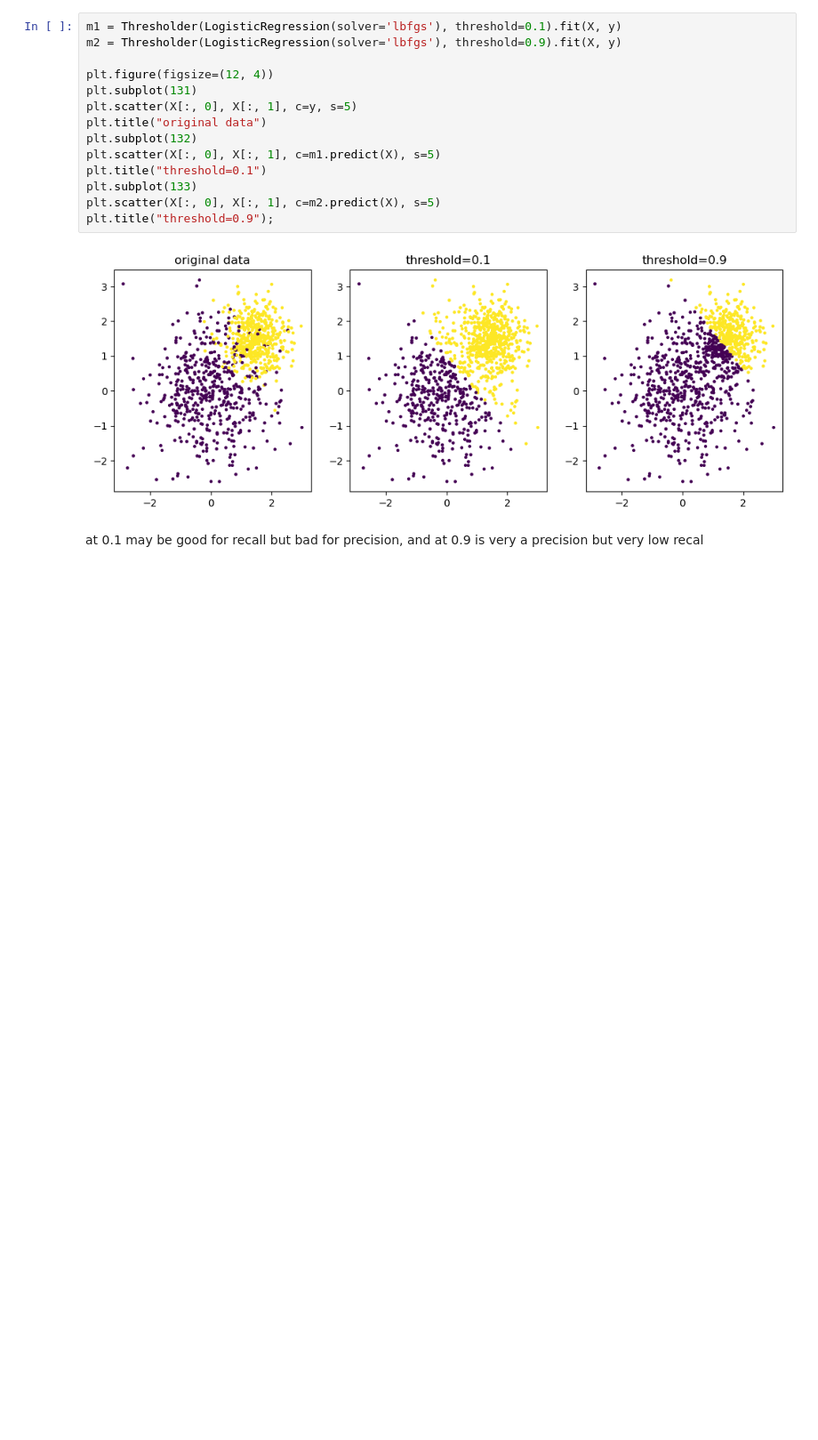
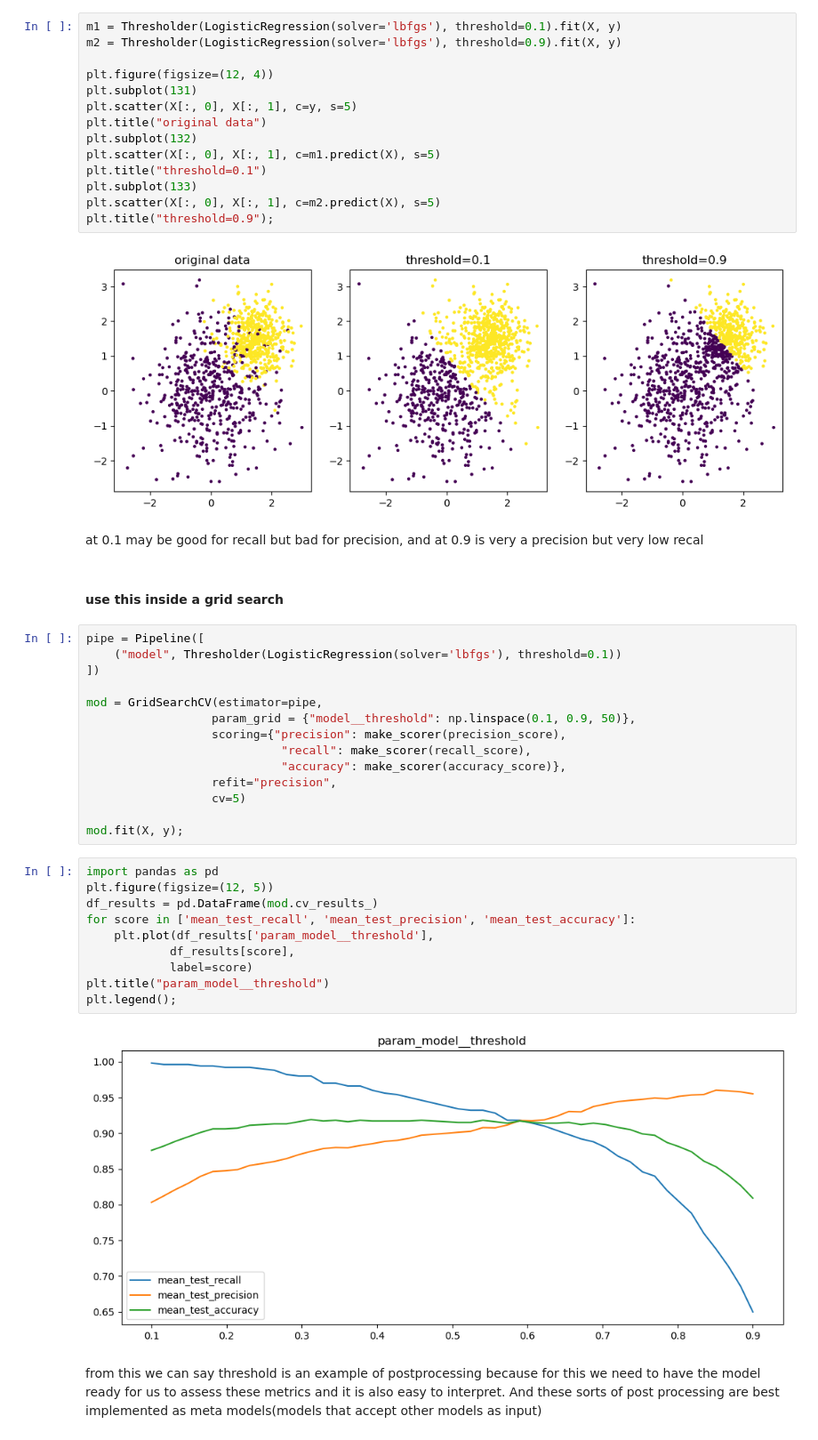
Before and after one commit to muhammadhananbaloch/Machine-Learning-Python, a Jupyter notebook: Scikit Learn/meta-estimators.ipynb, the cells around one changed output. Shown at 89% size. Saved outputs shown, nothing was run; the diff lists cells and outputs as text; blank space fills up the shorter version.

Commit message:
See the threshold (meta model) in effect and visualize the preprocessing affect.

```diff
--- a/Scikit Learn/meta-estimators.ipynb
+++ b/Scikit Learn/meta-estimators.ipynb
@@ -102,3 +103,33 @@ plt.title("threshold=0.9");
 [figure]
 # %% [markdown]
 at 0.1 may be good for recall but bad for precision, and at 0.9 is very a precision but very low recal
+# %% [markdown]
+#### use this inside a grid search
+# %%
+pipe = Pipeline([
+    ("model", Thresholder(LogisticRegression(solver='lbfgs'), threshold=0.1))
+])
+
+mod = GridSearchCV(estimator=pipe,
+                  param_grid = {"model__threshold": np.linspace(0.1, 0.9, 50)},
+                  scoring={"precision": make_scorer(precision_score),
+                            "recall": make_scorer(recall_score),
+                            "accuracy": make_scorer(accuracy_score)},
+                  refit="precision",
+                  cv=5)
+
+mod.fit(X, y);
+# %%
+import pandas as pd
+plt.figure(figsize=(12, 5))
+df_results = pd.DataFrame(mod.cv_results_)
+for score in ['mean_test_recall', 'mean_test_precision', 'mean_test_accuracy']:
+    plt.plot(df_results['param_model__threshold'],
+            df_results[score],
+            label=score)
+plt.title("param_model__threshold")
+plt.legend();
+# %% [output]
+[figure, added]
+# %% [markdown]
+from this we can say threshold is an example of postprocessing because for this we need to have the model ready for us to assess these metrics and it is also easy to interpret. And these sorts of post processing are best implemented as meta models(models that accept other models as input)
```
Also changed, not shown: parts of 1 cell of this notebook.
